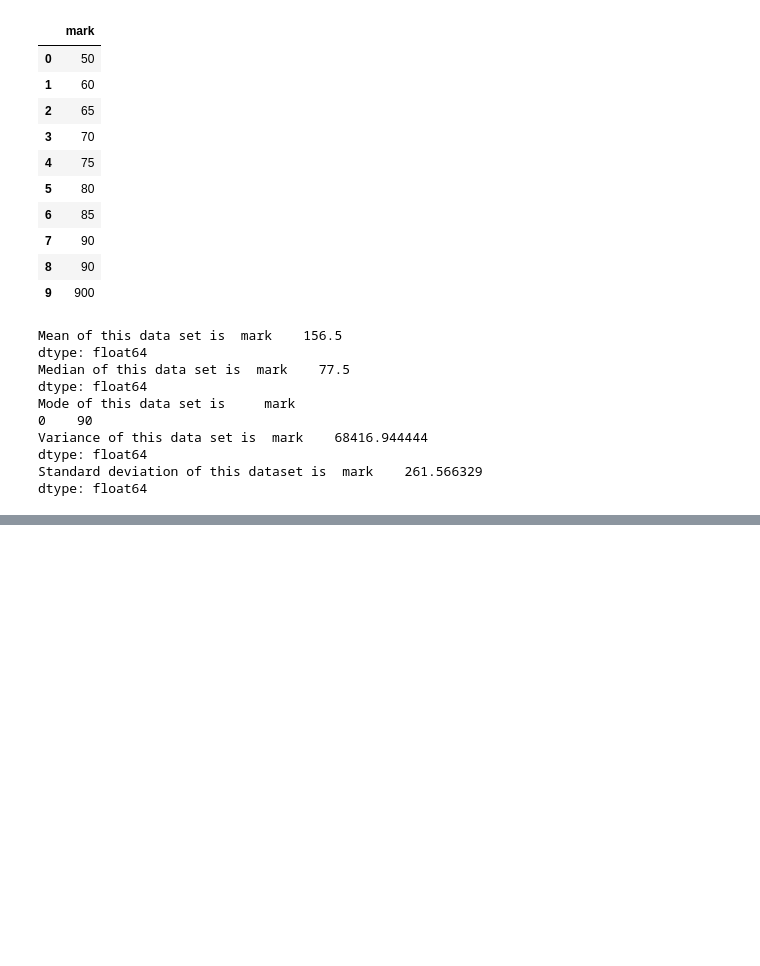
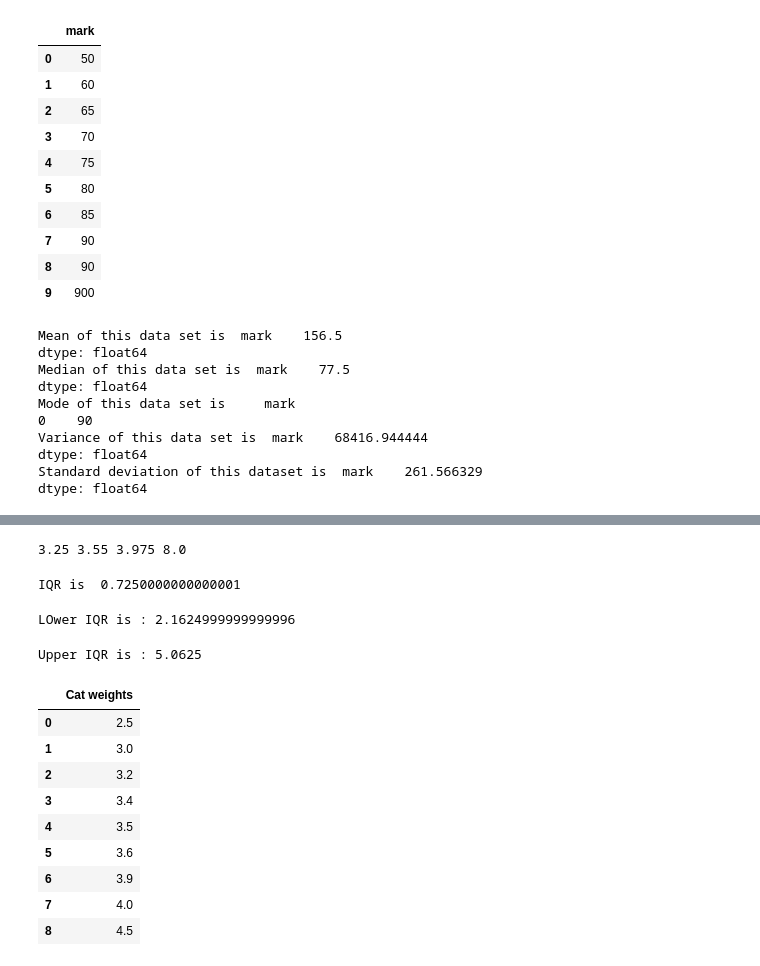
Before and after one commit to arman-hossain45/Phitrom_AI-ML, a Jupyter notebook: PracticeModule.ipynb, the cells around one changed output, grey strips where cells are left out. Saved outputs shown, nothing was run; the diff lists cells and outputs as text; code cells hidden in the pictures; blank space fills up the shorter version.

```diff
--- a/PracticeModule.ipynb
+++ b/PracticeModule.ipynb
@@ -305,0 +336,39 @@ dtype: float64
+# %%
+Q1=np.percentile(df['Cat weights'],25)
+Q2=np.percentile(df['Cat weights'],50)
+Q3=np.percentile(df['Cat weights'],75)
+Q4=np.percentile(df['Cat weights'],100)#np.percentile automatic sort data whole data then find the percentile
+print(Q1,Q2,Q3,Q4)
+# %% [output]
+3.25 3.55 3.975 8.0
+# %%
+#IQR
+IQR=Q3-Q1
+print('IQR is ',IQR)
+# %% [output]
+IQR is  0.7250000000000001
+# %%
+#Outliar count in this formula
+lower=Q1-1.5*IQR
+print('LOwer IQR is :',lower)
+# %% [output]
+LOwer IQR is : 2.1624999999999996
+# %%
+#Outliar count in this formula
+upper=Q3+1.5*IQR
+print('Upper IQR is :',upper)
+# %% [output]
+Upper IQR is : 5.0625
+# %%
+df
+# %% [output]
+|  | Cat weights |
+| 0 | 2.5 |
+| 1 | 3.0 |
+| 2 | 3.2 |
+| 3 | 3.4 |
+| 4 | 3.5 |
+| 5 | 3.6 |
+| 6 | 3.9 |
+| 7 | 4.0 |
+| 8 | 4.5 |
```
Also changed, not shown: parts of 6 cells of this notebook.
